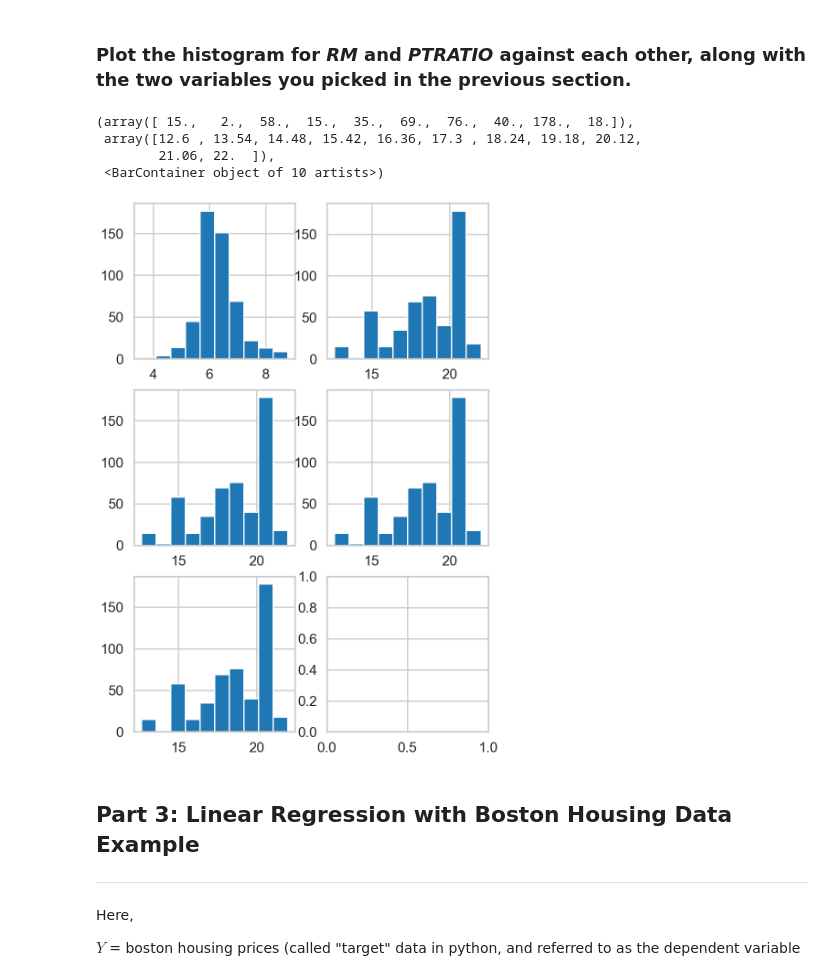
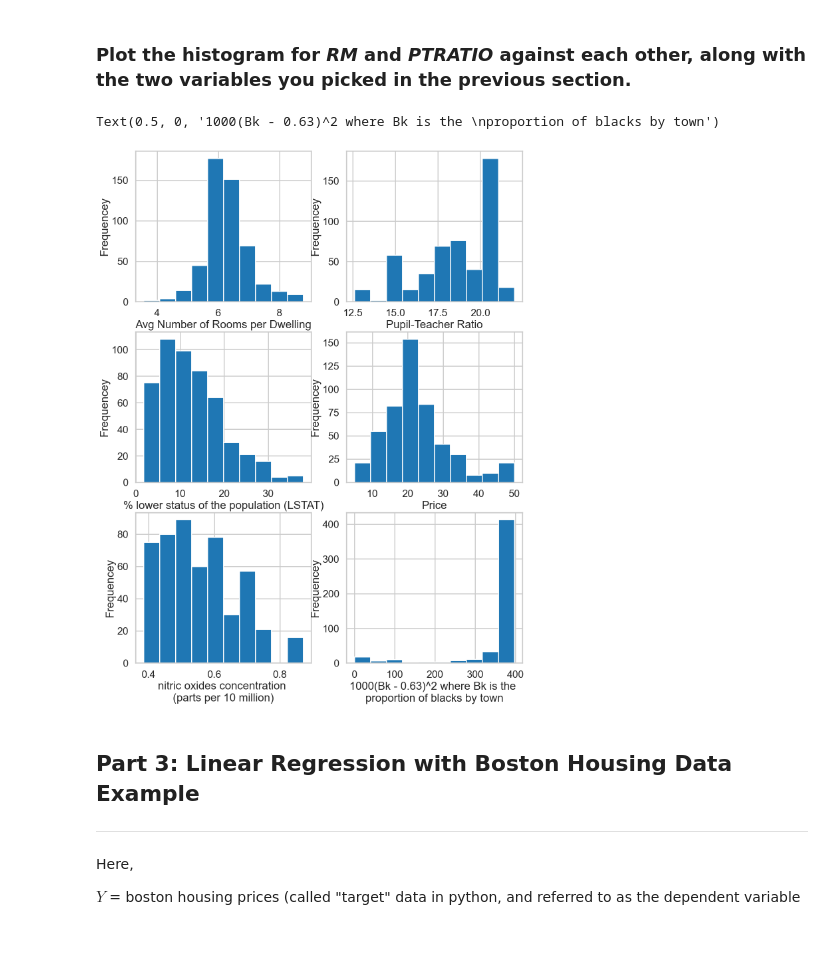
Before and after one commit to kwcode2016/mec-11.4.1-linear-regression-mini-project, a Jupyter notebook: Mini_Project_Linear_Regression.ipynb, the cells around one changed output. Drawn from its saved outputs; the diff is of its cells as text; code cells hidden in the pictures; blank space fills up the shorter version.

Commit message:
almost complete Part 3

```diff
--- a/Mini_Project_Linear_Regression.ipynb
+++ b/Mini_Project_Linear_Regression.ipynb
@@ -384,29 +384,41 @@ We see that without the log chart, the large values drown out the smaller values
 # %% [markdown]
 ### Plot the histogram for *RM* and *PTRATIO* against each other, along with the two variables you picked in the previous section.
 # %%
-plt.subplots(3,2, figsize =(10,15))
+plt.subplots(3,2, figsize =(15,20))
 hist1 = plt.subplot(3,2,1)
 hist1.hist(bos.RM)
+hist1.set_ylabel("Frequencey")
+hist1.set_xlabel("Avg Number of Rooms per Dwelling")
 
 hist2 = plt.subplot(3,2,2)
 hist2.hist(bos.PTRATIO)
+hist2.set_ylabel("Frequencey")
+hist2.set_xlabel("Pupil-Teacher Ratio")
 
 
 hist3 = plt.subplot(3,2,3)
-hist3.hist(bos.PTRATIO)
+hist3.hist(bos.LSTAT)
+hist3.set_ylabel("Frequencey")
+hist3.set_xlabel("% lower status of the population (LSTAT)")
+
+hist4 = plt.subplot(3,2,4)
+hist4.hist(bos.PRICE)
+hist4.set_ylabel("Frequencey")
+hist4.set_xlabel("Price")
+
+hist5 = plt.subplot(3,2,5)
+hist5.hist(bos.NOX)
+hist5.set_ylabel("Frequencey")
+hist5.set_xlabel("nitric oxides concentration \n(parts per 10 million)")
 
 
-hist4 = plt.subplot(3,2,4)
-hist4.hist(bos.PTRATIO)
-
-hist5 = plt.subplot(3,2,5)
-hist5.hist(bos.PTRATIO)
+hist6 = plt.subplot(3,2,6)
+hist6.hist(bos.B)
+hist6.set_ylabel("Frequencey")
+hist6.set_xlabel("1000(Bk - 0.63)^2 where Bk is the \nproportion of blacks by town")
 # %% [output]
-(array([ 15.,   2.,  58.,  15.,  35.,  69.,  76.,  40., 178.,  18.]),
- array([12.6 , 13.54, 14.48, 15.42, 16.36, 17.3 , 18.24, 19.18, 20.12,
-        21.06, 22.  ]),
- <BarContainer object of 10 artists>)
+Text(0.5, 0, '1000(Bk - 0.63)^2 where Bk is the \nproportion of blacks by town')
-[figure, old version]
+[figure, new version]
 # %% [markdown]
 ## Part 3: Linear Regression with Boston Housing Data Example
 ***
```
Also changed, not shown: parts of 27 cells of this notebook.
